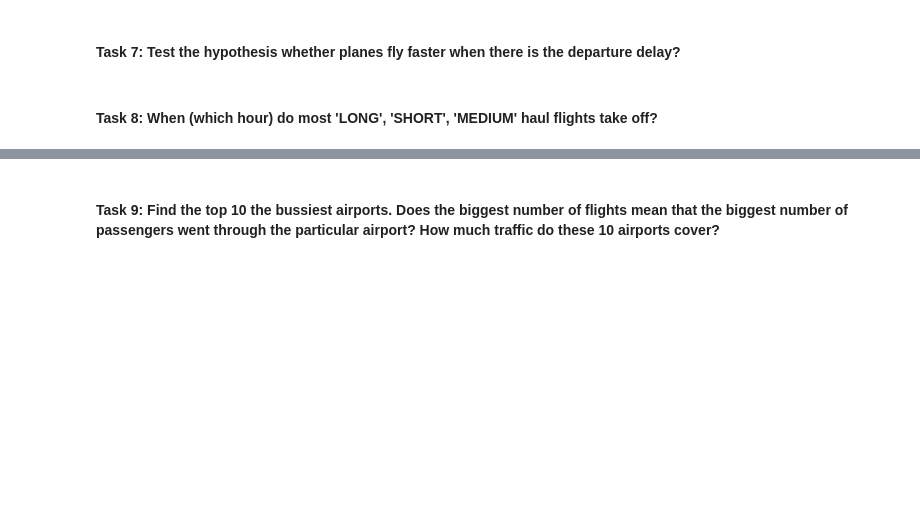
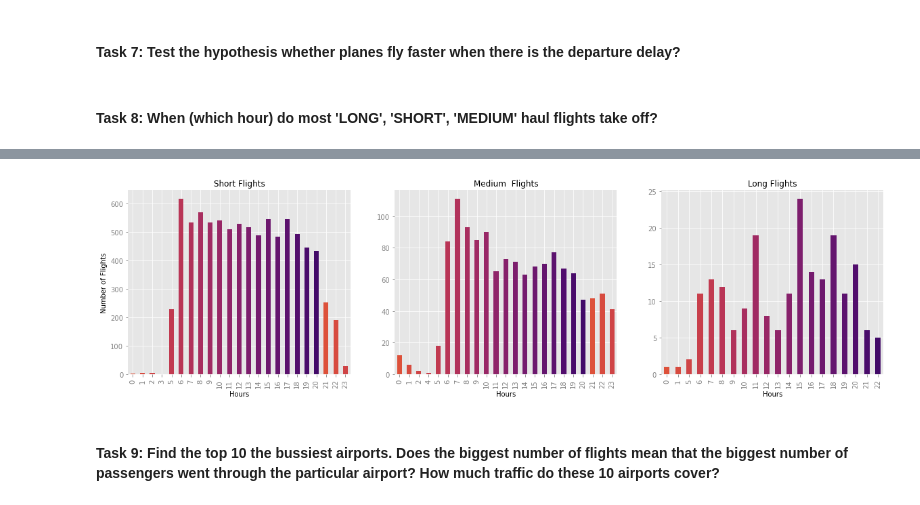
Before and after one commit to anzhgrdva/Predicting_Flight_Delays, a Jupyter notebook: EDA/Tasks 6-10.ipynb, the cells around one changed output, grey strips where cells are left out. Saved outputs shown, nothing was run; the diff lists cells and outputs as text; code cells hidden in the pictures; blank space fills up the shorter version.

```diff
--- a/EDA/Tasks 6-10.ipynb
+++ b/EDA/Tasks 6-10.ipynb
@@ -178,0 +308,7 @@ US States:  ['CA', 'TX', 'FL', 'IL', 'NY', 'GA', 'NC']
+# %%
+df_flights_raw_haul_time = pd.read_csv("../data/raw/flights_raw_haul_time.csv")
+df_flights_haul_time = df_flights_raw_haul_time.copy()
+# %%
+# Create df with required columns for plotting
+df_haul = df_flights_haul_time.filter(['haul_length', 'proper_crs_dep_time'], axis=1)
+df_haul
@@ -178,0 +329,5 @@ US States:  ['CA', 'TX', 'FL', 'IL', 'NY', 'GA', 'NC']
+# %%
+# Create new column with extracted hour value
+df_haul['proper_crs_dep_time'] = pd.to_datetime(df_haul['proper_crs_dep_time'], format ='%H:%M:%S')
+df_haul['crs_dep_hour'] = df_haul['proper_crs_dep_time'].dt.hour
+df_haul.head()
@@ -179,3 +341,33 @@ US States:  ['CA', 'TX', 'FL', 'IL', 'NY', 'GA', 'NC']
+# %%
+# Count numbers of short/medium/long flights based on hours of departure
+flights_short = df_haul.loc[df_flights_haul_time['haul_length'] == 'short']
+df_short = flights_short.groupby('crs_dep_hour')['haul_length'].count()
+
+flights_medium = df_haul.loc[df_flights_haul_time['haul_length'] == 'medium']
+df_medium= flights_medium.groupby('crs_dep_hour')['haul_length'].count()
+
+flights_long = df_haul.loc[df_flights_haul_time['haul_length'] == 'long']
+df_long = flights_long.groupby('crs_dep_hour')['haul_length'].count()
+# %%
+fig, grid = plt.subplots(1, 3, figsize=(20, 5))
+color = cm.inferno_r(np.linspace(.4, .8, 20))
+
+df_short.plot(ax=grid[0], kind='bar', stacked=True, color=color, legend=False, figsize=(20, 5))
+grid[0].set_title('Short Flights')
+grid[0].set_ylabel('Number of Flights')
+grid[0].set_xlabel('Hours')
+
+df_medium.plot(ax=grid[1], kind='bar', stacked=True, color=color, legend=False, figsize=(20, 5))
+grid[1].set_title('Medium  Flights')
+grid[1].set_xlabel('Hours')
+
+df_long.plot(ax=grid[2], kind='bar', stacked=True, color=color, legend=False, figsize=(20, 5))
+grid[2].set_title('Long Flights')
+grid[2].set_xlabel('Hours')
+
+plt.show()
+# %% [output]
+[figure, added]
 # %% [markdown]
 #### **Task 9**: Find the top 10 the bussiest airports. Does the biggest number of flights mean that the biggest number of passengers went through the particular airport? How much traffic do these 10 airports cover?
 # %% [markdown]
```
Also changed, not shown: parts of 14 cells of this notebook, 1 other file.
